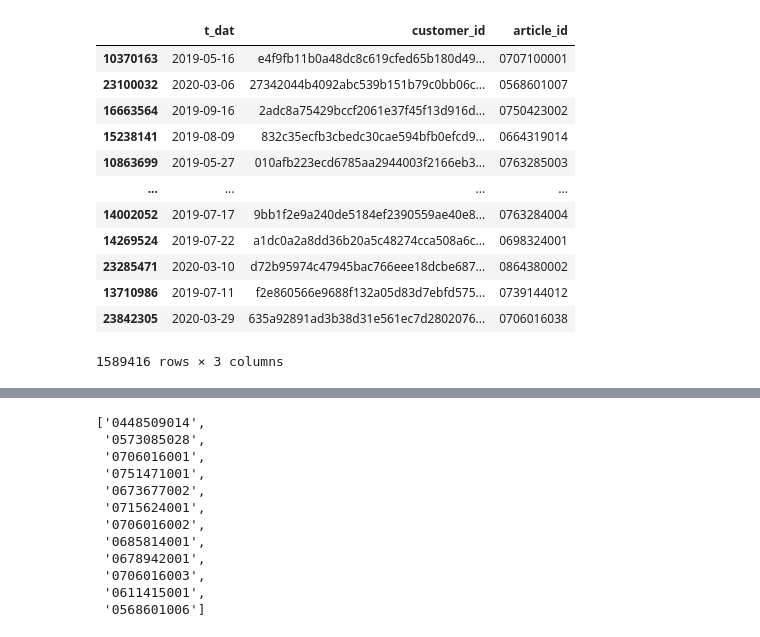
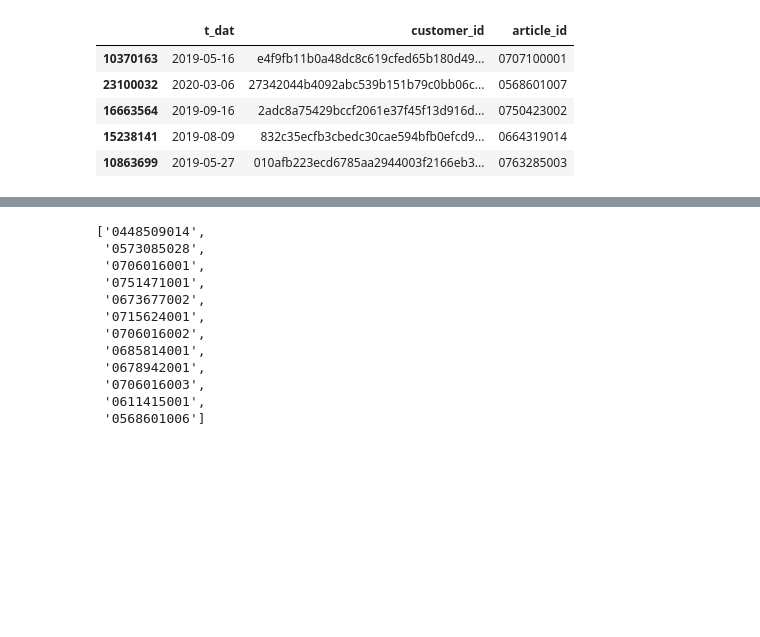
Before and after one commit to treb93/pyhm, a Jupyter notebook: analyse_dataframe.ipynb, the cells around one changed output, grey strips where cells are left out. Cells and saved outputs as stored; diff of their text form; code cells hidden in the pictures; blank space fills up the shorter version.

```diff
--- a/analyse_dataframe.ipynb
+++ b/analyse_dataframe.ipynb
@@ -16,18 +16,11 @@ df_trans_sample = df_trans.sample(frac=0.05, random_state=123)
 df_art_sample = df_art.sample(frac=0.05, random_state=123)
 df_cust_sample = df_cust.sample(frac=0.05, random_state=123)
 # %%
-df_trans_sample
+df_trans_sample.head()
 # %% [output]
 |  | t_dat | customer_id | article_id |
 | 10370163 | 2019-05-16 | e4f9fb11b0a48dc8c619cfed65b180d49... | 0707100001 |
 | 23100032 | 2020-03-06 | 27342044b4092abc539b151b79c0bb06c... | 0568601007 |
 | 16663564 | 2019-09-16 | 2adc8a75429bccf2061e37f45f13d916d... | 0750423002 |
 | 15238141 | 2019-08-09 | 832c35ecfb3cbedc30cae594bfb0efcd9... | 0664319014 |
 | 10863699 | 2019-05-27 | 010afb223ecd6785aa2944003f2166eb3... | 0763285003 |
-| ... | ... | ... | ... |
-| 14002052 | 2019-07-17 | 9bb1f2e9a240de5184ef2390559ae40e8... | 0763284004 |
-| 14269524 | 2019-07-22 | a1dc0a2a8dd36b20a5c48274cca508a6c... | 0698324001 |
-| 23285471 | 2020-03-10 | d72b95974c47945bac766eee18dcbe687... | 0864380002 |
-| 13710986 | 2019-07-11 | f2e860566e9688f132a05d83d7ebfd575... | 0739144012 |
-| 23842305 | 2020-03-29 | 635a92891ad3b38d31e561ec7d2802076... | 0706016038 |
-1589416 rows × 3 columns
```
Also changed, not shown: parts of 13 cells of this notebook.
